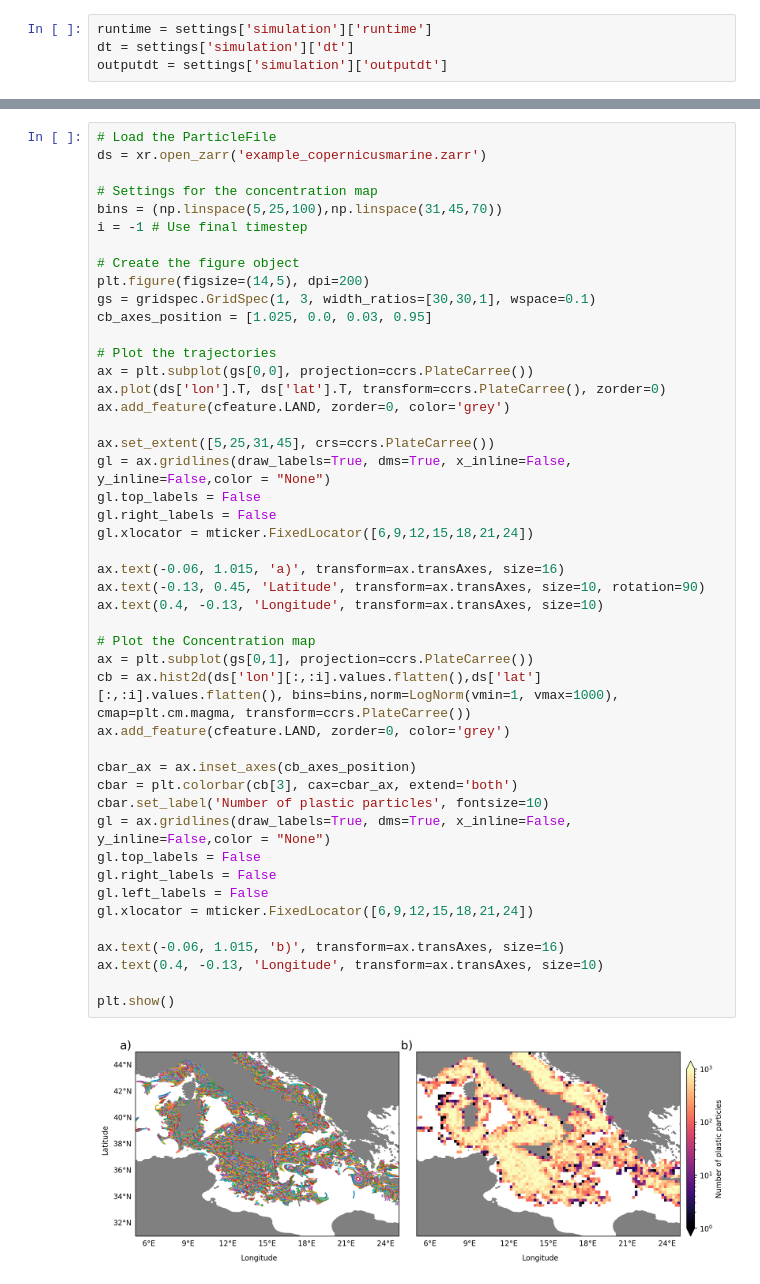
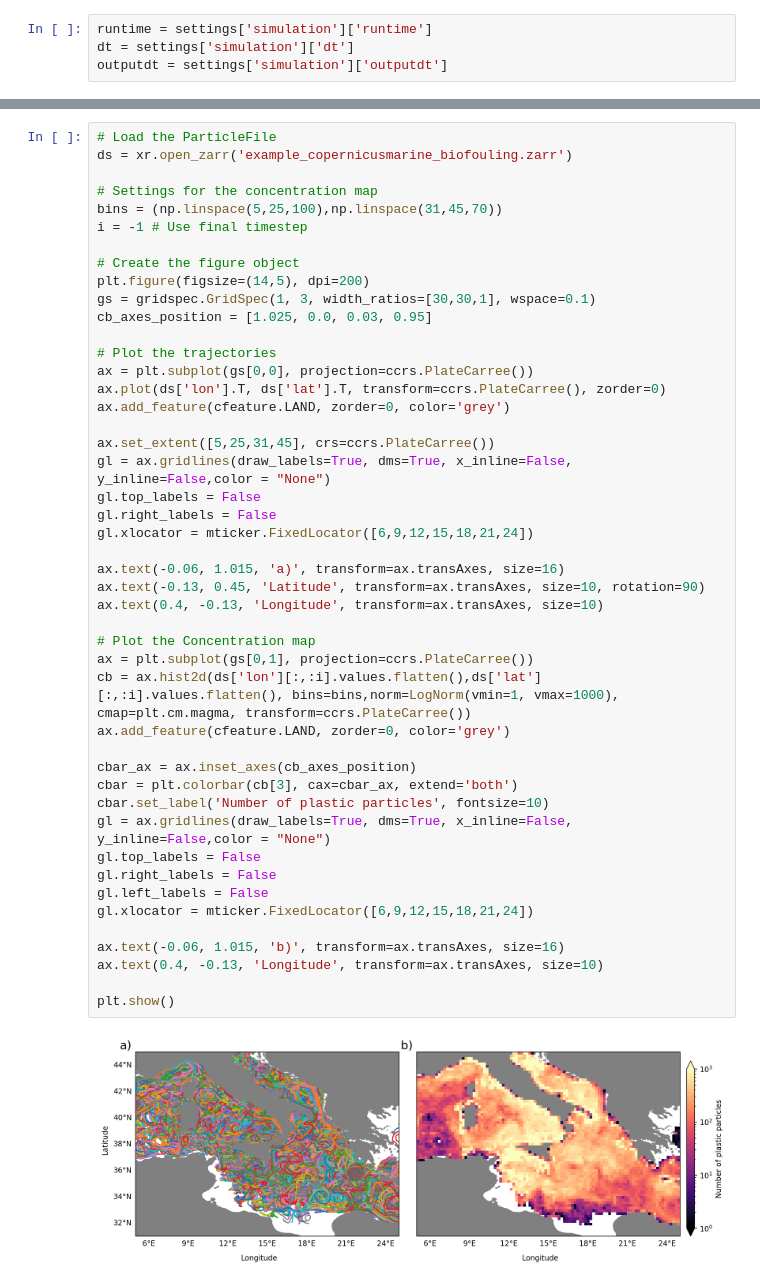
Before and after one commit to Parcels-code/plasticparcels, a Jupyter notebook: docs/examples/example_copernicusmarine.ipynb, the cells around one changed output, grey strips where cells are left out. Drawn from its saved outputs; the diff is of its cells as text.

Commit message:
Testing copernicusmarine toolkit incl. biofouling and stokes drift. Seems to work quite nicely!

```diff
--- a/docs/examples/example_copernicusmarine.ipynb
+++ b/docs/examples/example_copernicusmarine.ipynb
@@ -243,6 +234,6 @@ INFO: Output files are stored in example_copernicusmarine.zarr.
 # %%
 # Load the ParticleFile
-ds = xr.open_zarr('example_copernicusmarine.zarr')
+ds = xr.open_zarr('example_copernicusmarine_biofouling.zarr')
 
 # Settings for the concentration map
 bins = (np.linspace(5,25,100),np.linspace(31,45,70))
@@ -260,31 +251,31 @@ ax.add_feature(cfeature.LAND, zorder=0, color='grey')
 
 ax.set_extent([5,25,31,45], crs=ccrs.PlateCarree())
 gl = ax.gridlines(draw_labels=True, dms=True, x_inline=False, y_inline=False,color = "None")
 gl.top_labels = False
 gl.right_labels = False
 gl.xlocator = mticker.FixedLocator([6,9,12,15,18,21,24])
 
 ax.text(-0.06, 1.015, 'a)', transform=ax.transAxes, size=16)
 ax.text(-0.13, 0.45, 'Latitude', transform=ax.transAxes, size=10, rotation=90)
 ax.text(0.4, -0.13, 'Longitude', transform=ax.transAxes, size=10)
 
 # Plot the Concentration map
 ax = plt.subplot(gs[0,1], projection=ccrs.PlateCarree())
 cb = ax.hist2d(ds['lon'][:,:i].values.flatten(),ds['lat'][:,:i].values.flatten(), bins=bins,norm=LogNorm(vmin=1, vmax=1000), cmap=plt.cm.magma, transform=ccrs.PlateCarree())
 ax.add_feature(cfeature.LAND, zorder=0, color='grey')
 
 cbar_ax = ax.inset_axes(cb_axes_position)
 cbar = plt.colorbar(cb[3], cax=cbar_ax, extend='both')
 cbar.set_label('Number of plastic particles', fontsize=10)
 gl = ax.gridlines(draw_labels=True, dms=True, x_inline=False, y_inline=False,color = "None")
 gl.top_labels = False
 gl.right_labels = False
 gl.left_labels = False
 gl.xlocator = mticker.FixedLocator([6,9,12,15,18,21,24])
 
 ax.text(-0.06, 1.015, 'b)', transform=ax.transAxes, size=16)
 ax.text(0.4, -0.13, 'Longitude', transform=ax.transAxes, size=10)
 
 plt.show()
 # %% [output]
-[figure, old version]
+[figure, new version]
```
Also changed, not shown: parts of 14 cells of this notebook, 1 other file.
